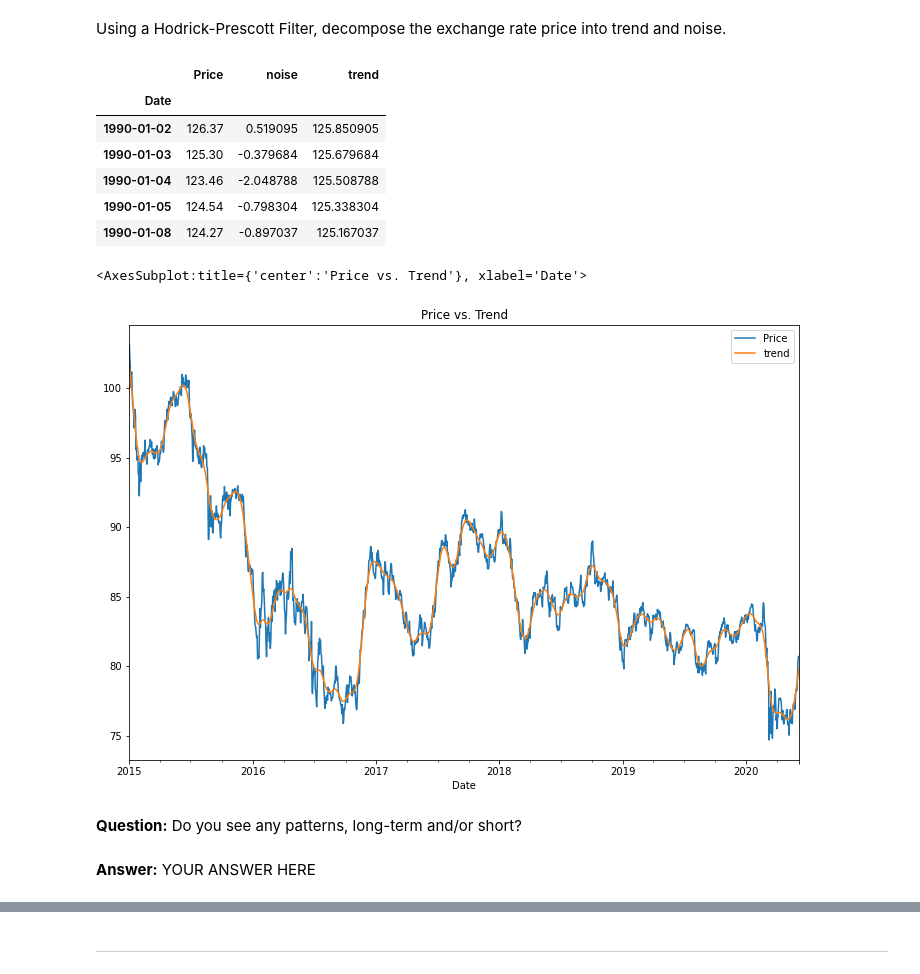
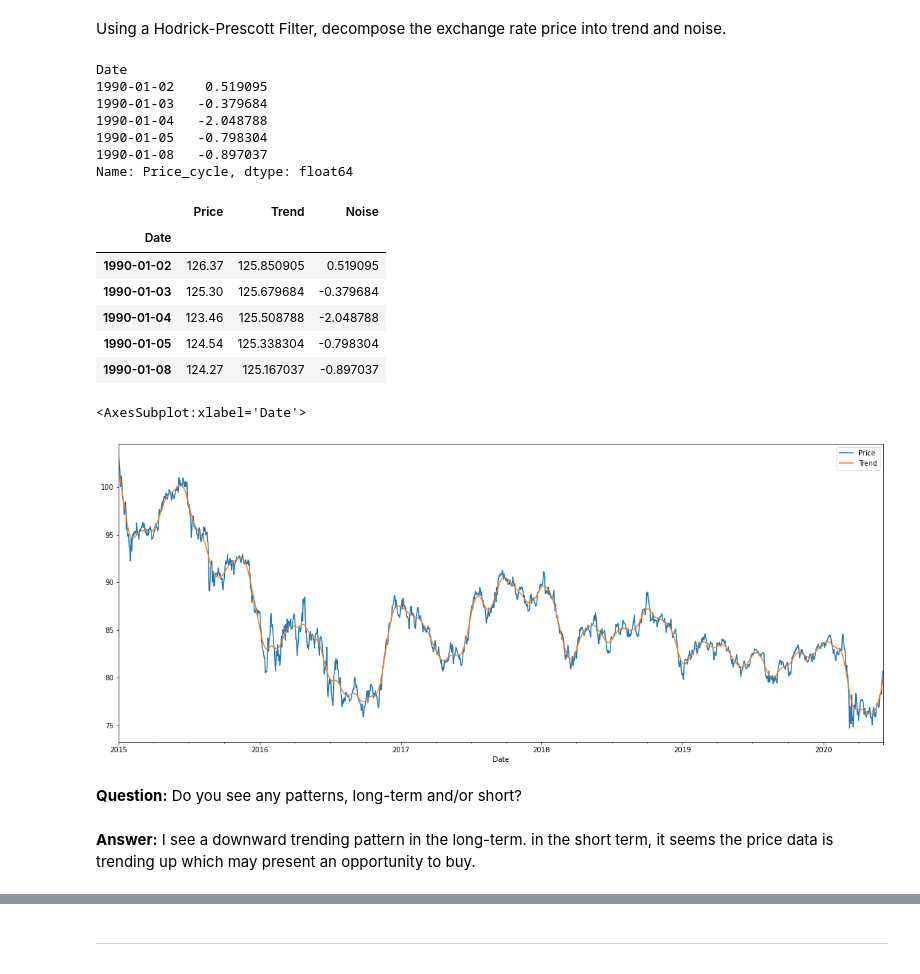
Before and after one commit to Roger-Hull/Yen_Currency_Predictions, a Jupyter notebook: time_series_analysis.ipynb, the cells around one changed output, grey strips where cells are left out. Drawn from its saved outputs; the diff is of its cells as text; code cells hidden in the pictures.

```diff
--- a/time_series_analysis.ipynb
+++ b/time_series_analysis.ipynb
@@ -91,29 +91,44 @@ cad_jpy_df.Price.plot(figsize=(20,10),title='CAD_Yen_Exchange_Rate')
 import statsmodels.api as sm
 
 # Apply the Hodrick-Prescott Filter by decomposing the exchange rate price into two separate series:
-dta = sm.datasets.macrodata.load_pandas().data
-index = pd.period_range('1959Q1', '2009Q3', freq='Q')
-dta.set_index(index, inplace=True)
+cad_jpy_noise, cad_jpy_trend = sm.tsa.filters.hpfilter(cad_jpy_df['Price'])
+# %%
+cad_jpy_noise.head()
+# %% [output]
+Date
+1990-01-02    0.519095
+1990-01-03   -0.379684
+1990-01-04   -2.048788
+1990-01-05   -0.798304
+1990-01-08   -0.897037
+Name: Price_cycle, dtype: float64
 # %%
 # Create a dataframe of just the exchange rate price, and add columns for "noise" and "trend" series from above:
-# YOUR CODE HERE!
+trend_analysis = pd.DataFrame({
+    'Price': cad_jpy_df['Price'],
+    'Trend': cad_jpy_trend,
+    'Noise': cad_jpy_noise
+})
-# %% [output]
-|  | Price | noise | trend |
-| Date |  |  |  |
-| 1990-01-02 | 126.37 | 0.519095 | 125.850905 |
-| 1990-01-03 | 125.30 | -0.379684 | 125.679684 |
-| 1990-01-04 | 123.46 | -2.048788 | 125.508788 |
-| 1990-01-05 | 124.54 | -0.798304 | 125.338304 |
-| 1990-01-08 | 124.27 | -0.897037 | 125.167037 |
+# %%
+trend_analysis.head()
+# %% [output]
+|  | Price | Trend | Noise |
+| Date |  |  |  |
+| 1990-01-02 | 126.37 | 125.850905 | 0.519095 |
+| 1990-01-03 | 125.30 | 125.679684 | -0.379684 |
+| 1990-01-04 | 123.46 | 125.508788 | -2.048788 |
+| 1990-01-05 | 124.54 | 125.338304 | -0.798304 |
+| 1990-01-08 | 124.27 | 125.167037 | -0.897037 |
 # %%
 # Plot the Exchange Rate Price vs. the Trend for 2015 to the present
-# YOUR CODE HERE!
+trend_price_plot = trend_analysis.drop(columns='Noise')
+trend_price_plot['2015':].plot(figsize=(20,8))
 # %% [output]
-<AxesSubplot:title={'center':'Price vs. Trend'}, xlabel='Date'>
+<AxesSubplot:xlabel='Date'>
-[figure, old version]
+[figure, new version]
 # %% [markdown]
 **Question:** Do you see any patterns, long-term and/or short?
-# %% [markdown]
-**Answer:** YOUR ANSWER HERE
+# %% [markdown]
+**Answer:** I see a downward trending pattern in the long-term. in the short term, it seems the price data is trending up which may present an opportunity to buy.
 # %%
 # Plot the Settle Noise
```
Also changed, not shown: parts of 6 cells of this notebook.
